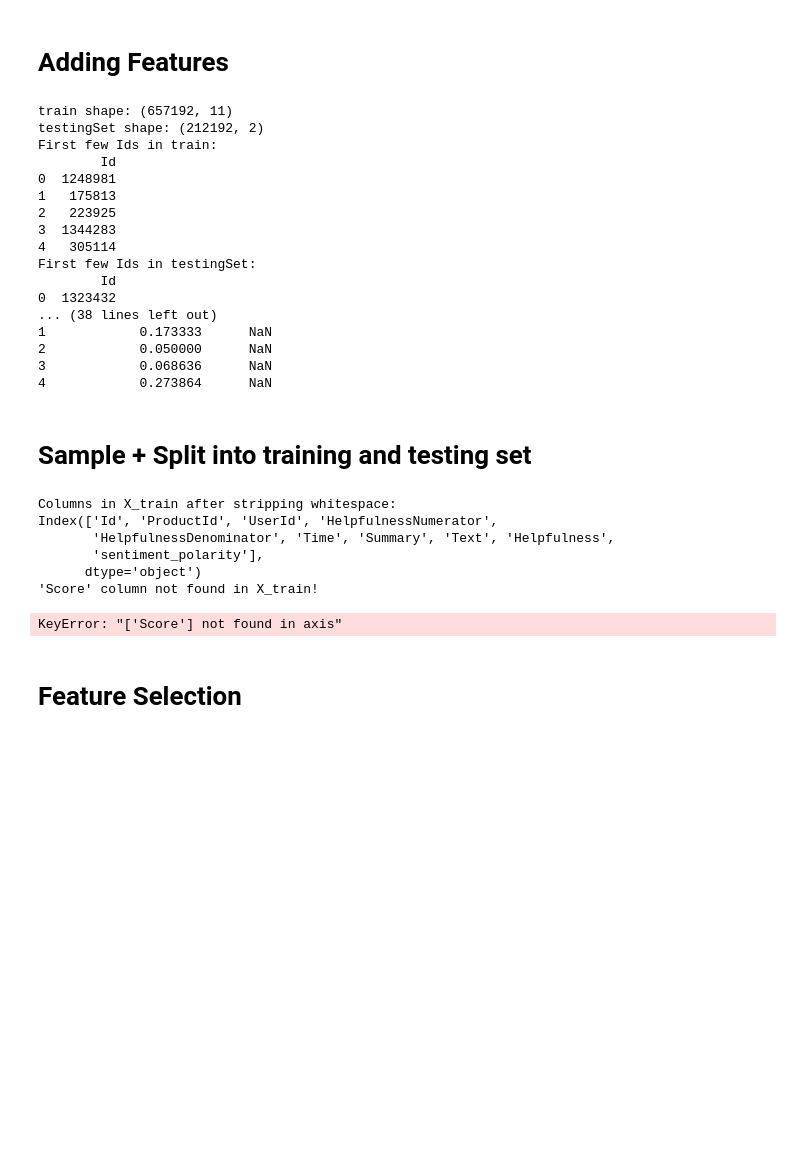
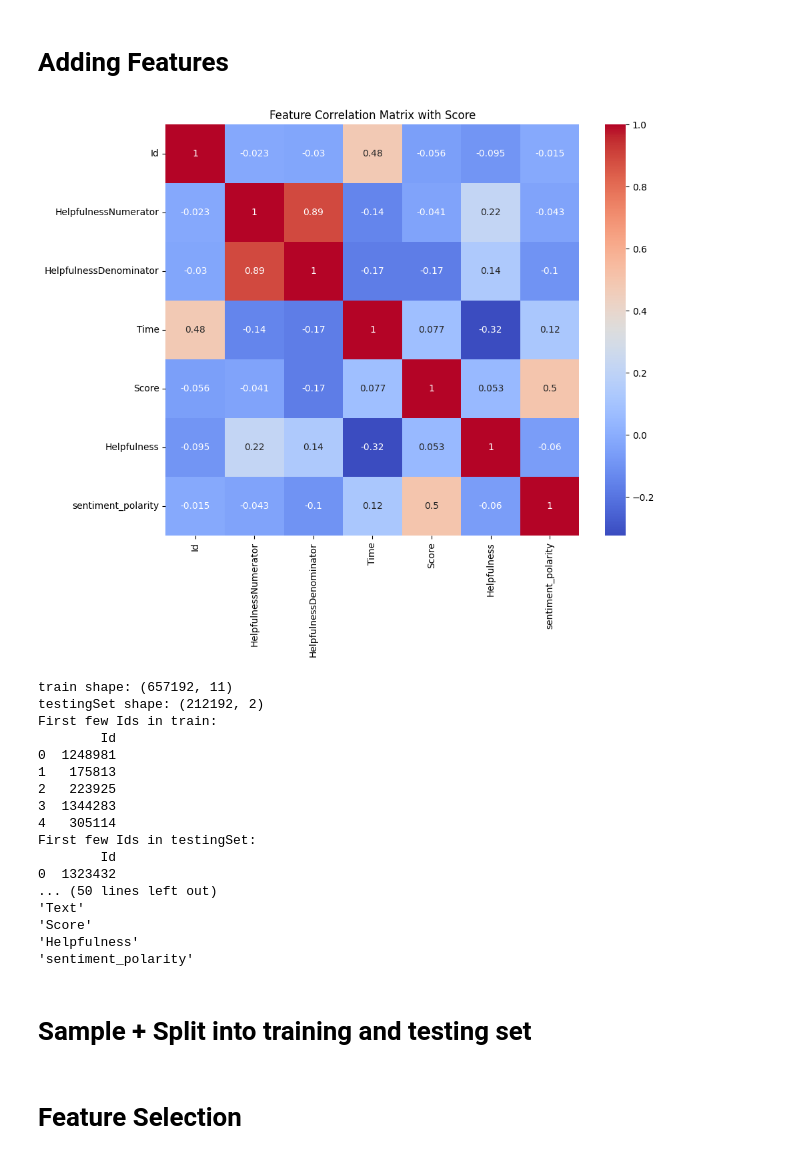
Before and after one commit to rgeisberg/MidtermCS506, a Jupyter notebook: starter_code.ipynb, the cells around one changed output. Cells and saved outputs as stored; diff of their text form; code cells hidden in the pictures; blank space fills up the shorter version.

Commit message:
balance works, added correlation matrix

```diff
--- a/starter_code.ipynb
+++ b/starter_code.ipynb
@@ -109,6 +110,16 @@ def add_features_to(df):
     # Sentiment polarity using TextBlob, This feature will have values ranging from -1 (very negative) to 1 (very positive), with 0 being neutral.
     # ie -1 means theyre super upset, 0 means theyre neutral, 1 means theyre hype!
     df['sentiment_polarity'] = df['Text'].apply(lambda x: TextBlob(str(x)).sentiment.polarity)
+
+    if 'Score' in df.columns:
+        numeric_df = df.select_dtypes(include=[float, int])  # Select only numeric columns
+        correlation_matrix = numeric_df.corr()
+
+        plt.figure(figsize=(10, 8))
+        sns.heatmap(correlation_matrix, annot=True, cmap='coolwarm')
+        plt.title("Feature Correlation Matrix with Score")
+        plt.show()
+
 
     return df
 
@@ -127,33 +138,39 @@ else:
     print("testingSet shape:", testingSet.shape)
     # **Check the first few rows of the Id columns in both datasets**
     print("First few Ids in train:")
     print(train[['Id']].head())
     print("First few Ids in testingSet:")
     print(testingSet[['Id']].head())
     # **Check if the data types of the Id column are consistent**
     print("Data type of Id in train:", train['Id'].dtype)
     print("Data type of Id in testingSet:", testingSet['Id'].dtype)
 
     common_ids = set(train['Id']).intersection(set(testingSet['Id']))
     print(f"Number of common Ids between train and testingSet: {len(common_ids)}")
 
 
     # Merge on Id so that the submission set can have feature columns as well
     X_submission = pd.merge(train, testingSet, left_on='Id', right_on='Id')
 
     # **Debug: Check the shape and contents of X_submission after merging**
     print("X_submission shape after merge:", X_submission.shape)
     print(X_submission.head())  # Inspect the first few rows
 
     X_submission = X_submission.drop(columns=['Score_x'])
     X_submission = X_submission.rename(columns={'Score_y': 'Score'})
 
+
     # The training set is where the score is not null
     X_train =  train[train['Score'].notnull()]
 
+    print("Columns in X_train:")
+    for col in X_train.columns:
+        print(f"'{col}'")
+
     X_submission.to_csv("./data/X_submission.csv", index=False)
     X_train.to_csv("./data/X_train.csv", index=False)
 # %% [output]
+[figure, added]
 train shape: (657192, 11)
 testingSet shape: (212192, 2)
 First few Ids in train:
@@ -166,25 +183,24 @@ First few Ids in train:
 First few Ids in testingSet:
         Id
 0  1323432
-... (38 lines left out)
-1            0.173333      NaN
-2            0.050000      NaN
-3            0.068636      NaN
-4            0.273864      NaN
+... (50 lines left out)
+'Text'
+'Score'
+'Helpfulness'
+'sentiment_polarity'
 # %% [markdown]
 # Sample + Split into training and testing set
 # %%
-# Split training set into training and testing set
-X_train.columns = X_train.columns.str.strip()
 
-# Now check if 'Score' exists after stripping any whitespace
-print("Columns in X_train after stripping whitespace:")
-print(X_train.columns)
 
-if 'Score' in X_train.columns:
-    X_train = X_train.drop(columns=['Score'])
-else:
-    print("'Score' column not found in X_train!")
+# print("Columns in X_train:")
+# for col in X_train.columns:
+#     print(f"'{col}'")
+
+# if 'Score' in X_train.columns:
+#     X_train = X_train.drop(columns=['Score'])
+# else:
+#     print("'Score' column not found in X_train!")
 
 # dont touch
 X_train, X_test, Y_train, Y_test = train_test_split(
@@ -193,14 +209,6 @@ X_train, X_test, Y_train, Y_test = train_test_split(
     test_size=1/4.0,
     random_state=0
 )
-# %% [output]
-Columns in X_train after stripping whitespace:
-Index(['Id', 'ProductId', 'UserId', 'HelpfulnessNumerator',
-       'HelpfulnessDenominator', 'Time', 'Summary', 'Text', 'Helpfulness',
-       'sentiment_polarity'],
-      dtype='object')
-'Score' column not found in X_train!
-KeyError: "['Score'] not found in axis"
 # %% [markdown]
 # Feature Selection
 # %%
```
Also changed, not shown: parts of 4 cells of this notebook.
